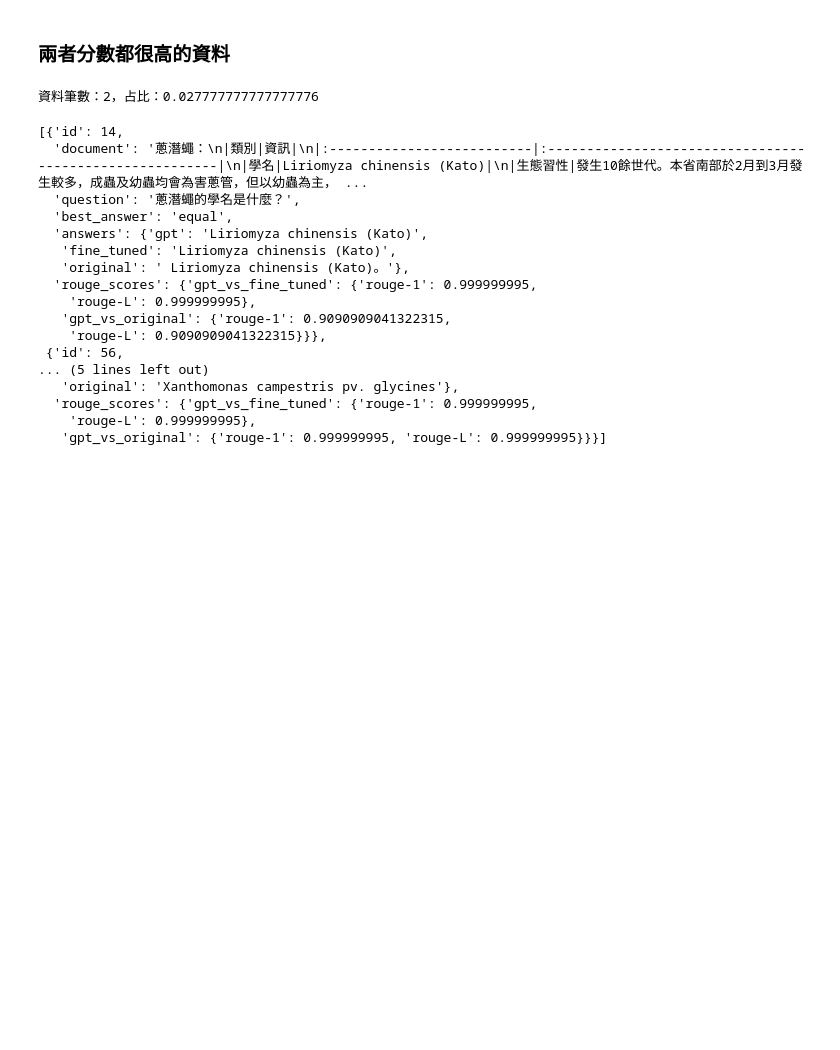
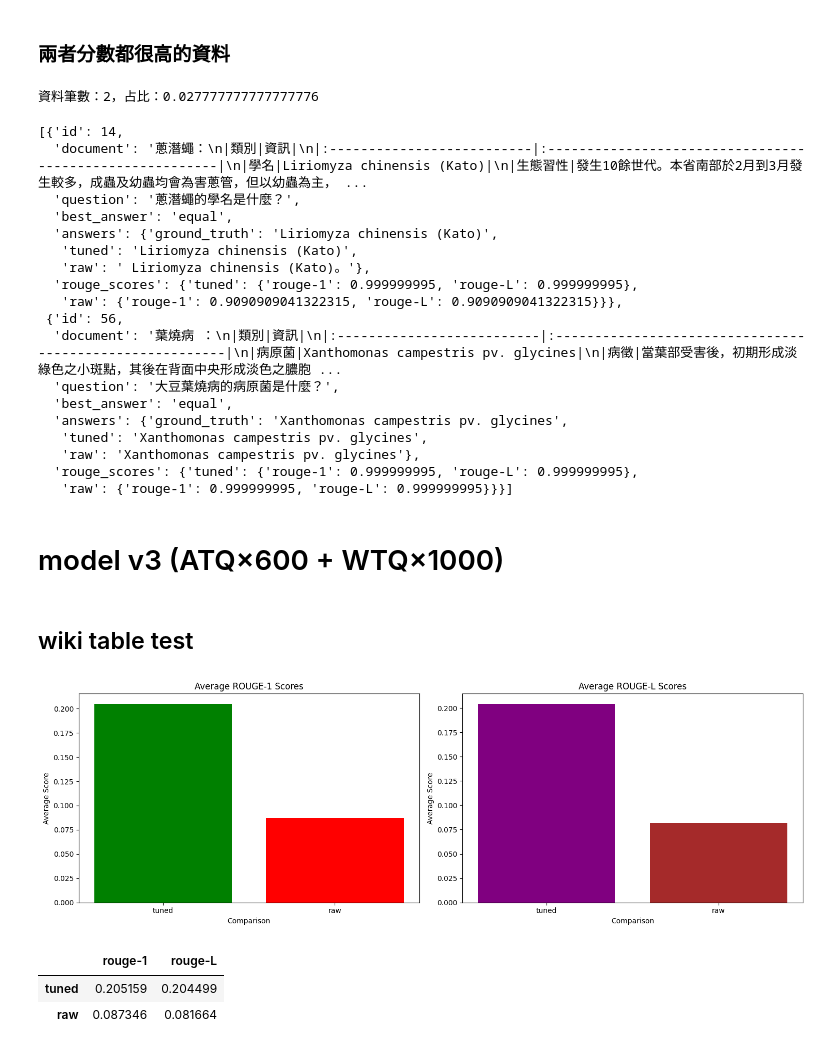
Before and after one commit to nderrrrr/DemetergptTableReader, a Jupyter notebook: analysis_ft_result.ipynb, the cells around one changed output. Saved outputs shown, nothing was run; the diff lists cells and outputs as text; code cells hidden in the pictures; blank space fills up the shorter version.

```diff
--- a/analysis_ft_result.ipynb
+++ b/analysis_ft_result.ipynb
@@ -711,7 +336,7 @@ sampled_data
 random.seed(42)
 filtered_data = [
     item for item in data_test
-    if item["rouge_scores"]["gpt_vs_fine_tuned"]["rouge-L"] > 0.8 and item["rouge_scores"]["gpt_vs_original"]["rouge-L"] > 0.8
+    if item["rouge_scores"]["tuned"]["rouge-L"] > 0.8 and item["rouge_scores"]["raw"]["rouge-L"] > 0.8
 ]
 
 sampled_data = random.sample(filtered_data, min(3, len(filtered_data)))
@@ -724,16 +349,29 @@ sampled_data
   'document': '蔥潛蠅：\n|類別|資訊|\n|:--------------------------|:--------------------------------------------------------|\n|學名|Liriomyza chinensis (Kato)|\n|生態習性|發生10餘世代。本省南部於2月到3月發生較多，成蟲及幼蟲均會為害蔥管，但以幼蟲為主， ...
   'question': '蔥潛蠅的學名是什麼？',
   'best_answer': 'equal',
-  'answers': {'gpt': 'Liriomyza chinensis (Kato)',
-   'fine_tuned': 'Liriomyza chinensis (Kato)',
-   'original': ' Liriomyza chinensis (Kato)。'},
-  'rouge_scores': {'gpt_vs_fine_tuned': {'rouge-1': 0.999999995,
-    'rouge-L': 0.999999995},
-   'gpt_vs_original': {'rouge-1': 0.9090909041322315,
-    'rouge-L': 0.9090909041322315}}},
+  'answers': {'ground_truth': 'Liriomyza chinensis (Kato)',
+   'tuned': 'Liriomyza chinensis (Kato)',
+   'raw': ' Liriomyza chinensis (Kato)。'},
+  'rouge_scores': {'tuned': {'rouge-1': 0.999999995, 'rouge-L': 0.999999995},
+   'raw': {'rouge-1': 0.9090909041322315, 'rouge-L': 0.9090909041322315}}},
  {'id': 56,
-... (5 lines left out)
-   'original': 'Xanthomonas campestris pv. glycines'},
-  'rouge_scores': {'gpt_vs_fine_tuned': {'rouge-1': 0.999999995,
-    'rouge-L': 0.999999995},
-   'gpt_vs_original': {'rouge-1': 0.999999995, 'rouge-L': 0.999999995}}}]
+  'document': '葉燒病 ：\n|類別|資訊|\n|:--------------------------|:--------------------------------------------------------|\n|病原菌|Xanthomonas campestris pv. glycines|\n|病徵|當葉部受害後，初期形成淡綠色之小斑點，其後在背面中央形成淡色之膿胞 ...
+  'question': '大豆葉燒病的病原菌是什麼？',
+  'best_answer': 'equal',
+  'answers': {'ground_truth': 'Xanthomonas campestris pv. glycines',
+   'tuned': 'Xanthomonas campestris pv. glycines',
+   'raw': 'Xanthomonas campestris pv. glycines'},
+  'rouge_scores': {'tuned': {'rouge-1': 0.999999995, 'rouge-L': 0.999999995},
+   'raw': {'rouge-1': 0.999999995, 'rouge-L': 0.999999995}}}]
+# %% [markdown]
+# model v3 (ATQ×600 + WTQ×1000)
+# %% [markdown]
+## wiki table test
+# %%
+file_path = "dataset/compare/cleaned/WTQ_compare_v3.json"
+analyze_rouge_scores(file_path)
+# %% [output]
+[figure, added]
+|  | rouge-1 | rouge-L |
+| tuned | 0.205159 | 0.204499 |
+| raw | 0.087346 | 0.081664 |
```
Also changed, not shown: parts of 55 cells of this notebook.
